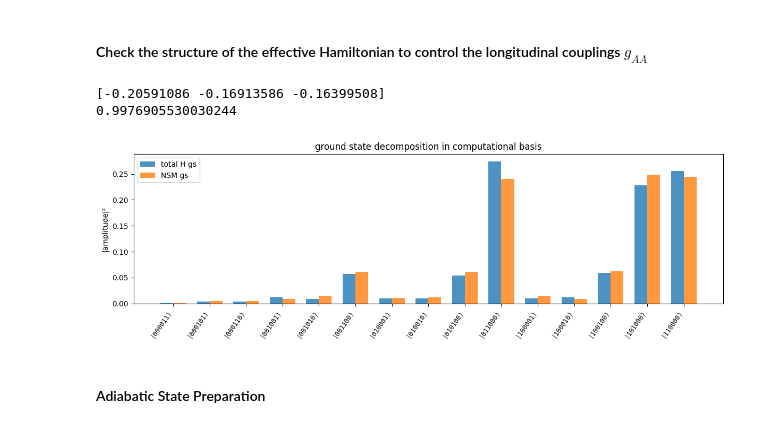
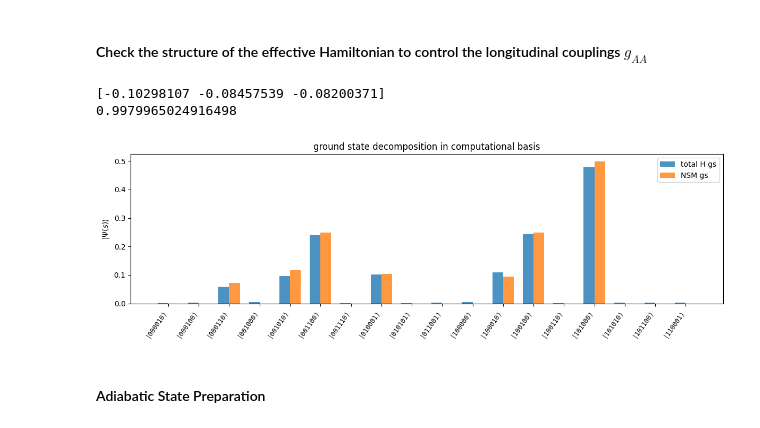
Before and after one commit to emacosta95/Gadget4NSMForQuantumSimulators, a Jupyter notebook: GadgetO20_different_encoding.ipynb, the cells around one changed output. Drawn from its saved outputs; the diff is of its cells as text; code cells hidden in the pictures.

```diff
--- a/GadgetO20_different_encoding.ipynb
+++ b/GadgetO20_different_encoding.ipynb
@@ -284,7 +284,7 @@ Now, we have to write the full ising Hamiltonian that describes the constrain su
 #### Define the hamiltonian $H_z$ out of the couplings and constrains
 # %%
 # get the total particle constrain
-gamma = 100
+gamma = 200
 ntot = 2
 # we define the effective longitudianl field that contributes to the NSM quasiparticle hamiltonian of Be 6
 effective_longitudinal_field = (diagonal_elements + 0.5 * (d_opt**2).sum()) / (gamma)
@@ -517,8 +517,8 @@ print(eigenvalues_total_hamiltonian[:3])
 
 print(fidelity(eigenstates_total_hamiltonian[0], eigenstates_nsm[gs_idx]))
 # %% [output]
-[-0.20591086 -0.16913586 -0.16399508]
-0.9976905530030244
+[-0.10298107 -0.08457539 -0.08200371]
+0.9979965024916498
 # %%
 import matplotlib.pyplot as plt
 import numpy as np
@@ -531,35 +531,35 @@ def plot_state_comparison(
     amps2 = state2.full().flatten()
 
     probs1 = amps1
     probs2 = amps2
 
     # filter: keep basis states where either state has weight above threshold
     mask = (probs1 > threshold) | (probs2 > threshold)
     bit_labels = ["|" + "".join(str(b) for b in bits) + "⟩" for bits in basis[mask]]
     p1 = probs1[mask]
     p2 = probs2[mask]
 
     x = np.arange(len(bit_labels))
     width = 0.35
 
     fig, ax = plt.subplots(figsize=(12, 4))
     ax.bar(x - width / 2, p1, width, label=label1, alpha=0.8)
     ax.bar(x + width / 2, p2, width, label=label2, alpha=0.8)
 
     ax.set_xticks(x)
     ax.set_xticklabels(
         bit_labels, rotation=55, ha="right", fontsize=9, fontfamily="monospace"
     )
-    ax.set_ylabel("|amplitude|²")
+    ax.set_ylabel(r"$|\Psi(s)\rangle $")
     ax.legend()
     ax.set_title("ground state decomposition in computational basis")
     plt.tight_layout()
     plt.show()
 
 
 plot_state_comparison(eigenstates_total_hamiltonian[0], eigenstates_nsm[gs_idx], basis)
 # %% [output]
-[figure, old version]
+[figure, new version]
 # %% [markdown]
 #### Adiabatic State Preparation
 # %% [markdown]
```
Also changed, not shown: parts of 2 cells of this notebook, 9 other files.
